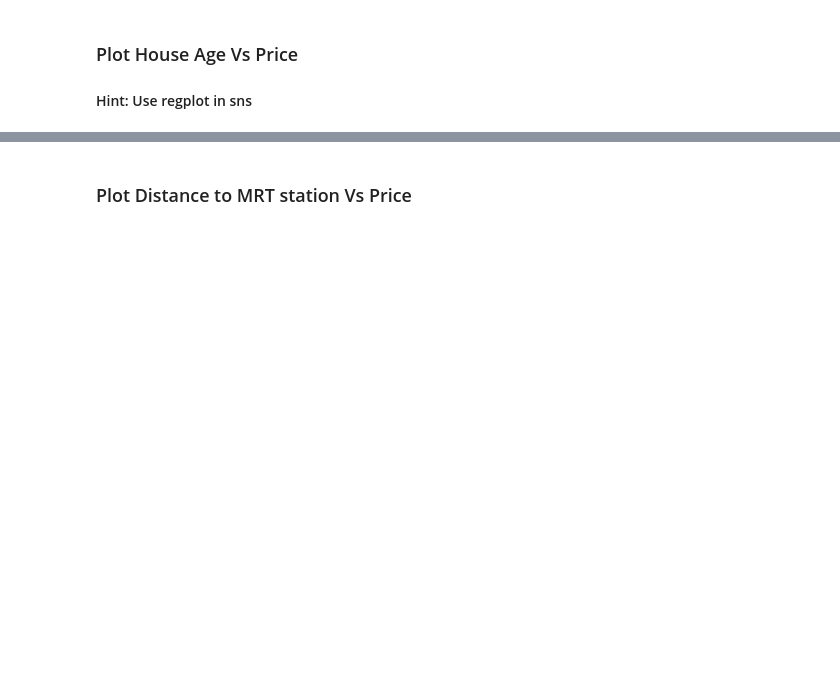
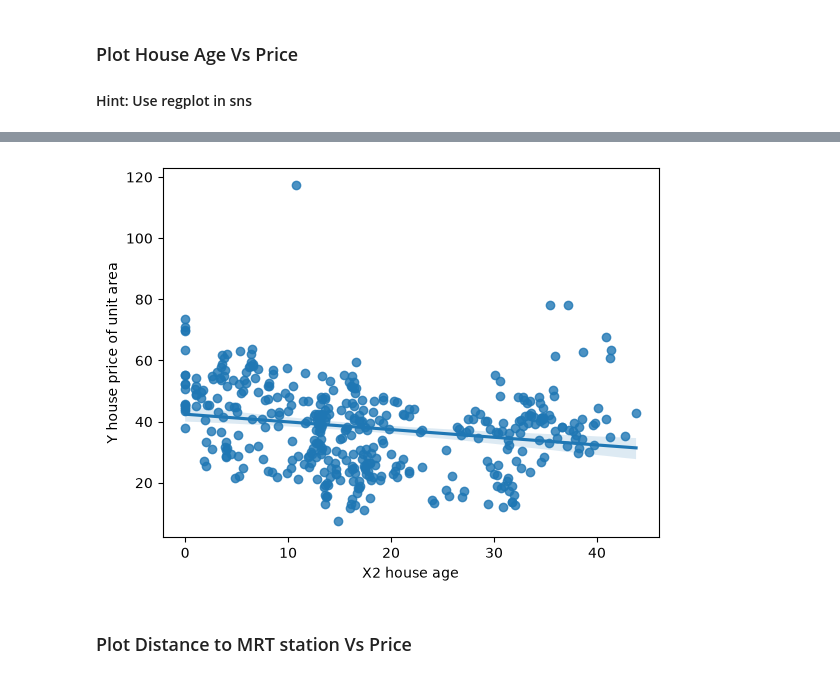
Before and after one commit to Lucas01iveira/Machine-Learning-I, a Jupyter notebook: Task6/Task6_Real Estate Price Prediction_Resolved.ipynb, the cells around one changed output, grey strips where cells are left out. Drawn from its saved outputs; the diff is of its cells as text; code cells hidden in the pictures; blank space fills up the shorter version.

```diff
--- a/Task6/Task6_Real Estate Price Prediction_Resolved.ipynb
+++ b/Task6/Task6_Real Estate Price Prediction_Resolved.ipynb
@@ -23,0 +17,3 @@ import seaborn as sns
+# %%
+df= pd.read_csv('Real estate.csv')
+df.head(5)
@@ -140,2 +163,11 @@ r2 Score :  0.7065810721724328
+# %%
+sns.regplot(
+    data= df,
+    x= 'X2 house age',
+    y= 'Y house price of unit area'
+)
+plt.show()
+# %% [output]
+[figure, added]
 # %% [markdown]
 ### Plot Distance to MRT station Vs Price
```
Also changed, not shown: parts of 31 cells of this notebook, 2 other files.
